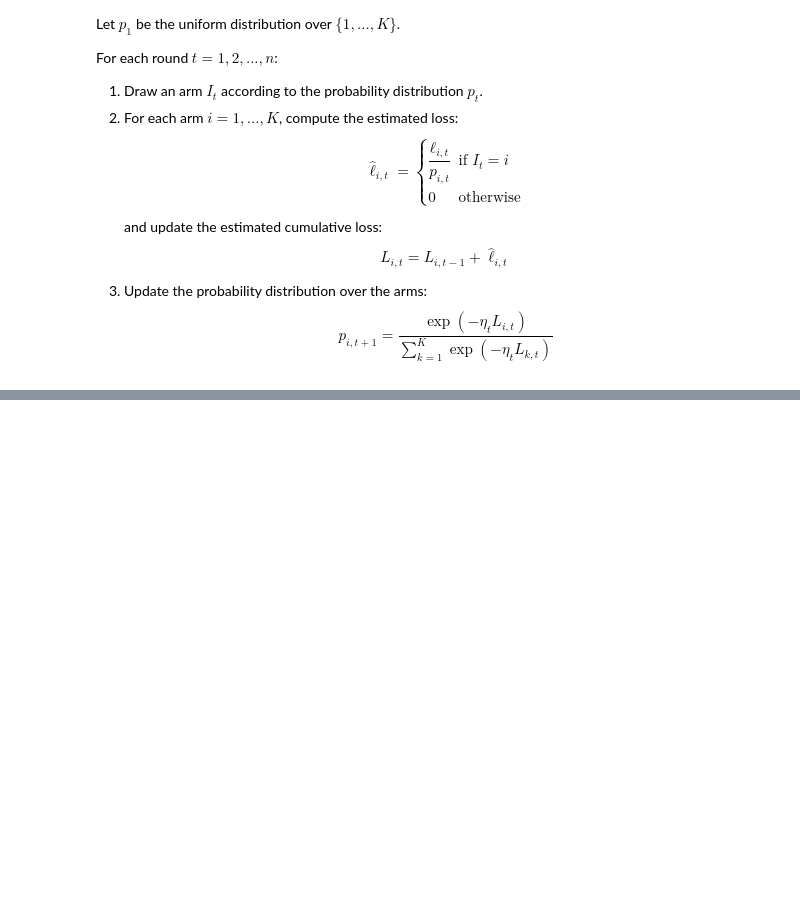
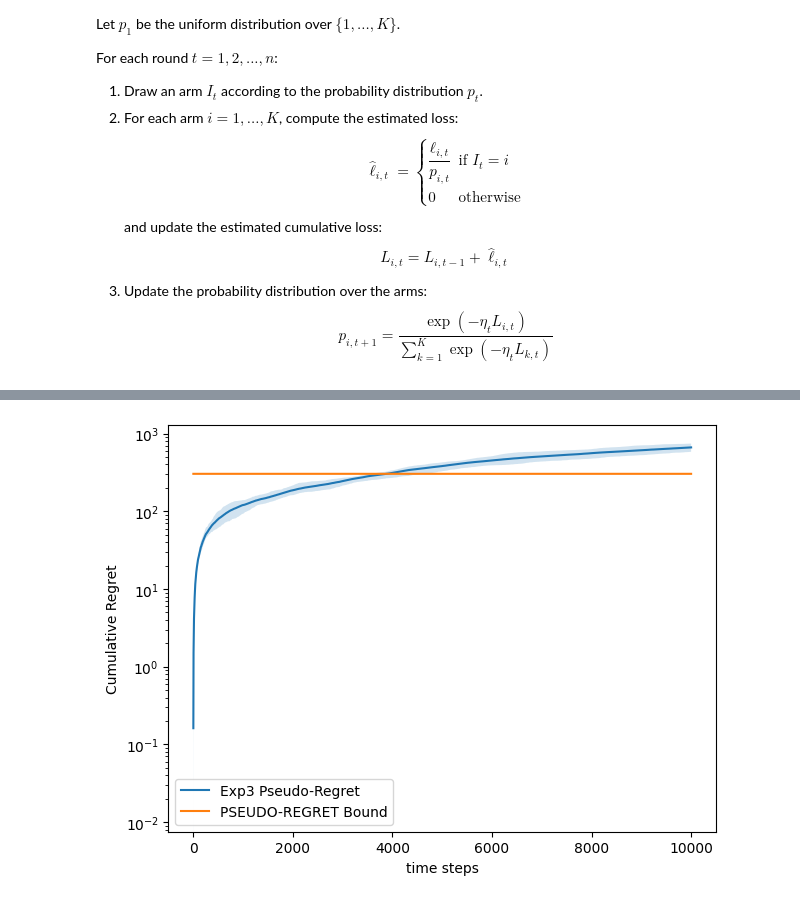
Before and after one commit to AugustinCablant/CRITEO-INTERNSHIP, a Jupyter notebook: exp3_experiment.ipynb, the cells around one changed output, grey strips where cells are left out. Saved outputs shown, nothing was run; the diff lists cells and outputs as text; code cells hidden in the pictures; blank space fills up the shorter version.

```diff
--- a/exp3_experiment.ipynb
+++ b/exp3_experiment.ipynb
@@ -109,0 +195,87 @@ exp3.perform_experiment()
+# %%
+class Exp3:
+    "Designed for Trees"
+    def __init__(self, tree):
+        self.tree = tree
+        self.K = len(self.tree.get_reward_leaves())
+        self.EPS = 1e-8          #DO NOT DIVIDE BY 0
+        self.T = 10_000           #HORIZON
+        self.nb_episodes = 10     #NB_EPISODES
+        self.reset()
+
+    def reset(self):
+        self.tree.step()
+        self.best_arm=None
+        self.total_reward = 0
+        self.p = np.full(self.K, 1.0 / self.K)   #UNIFORM DISTRIUBUTION
+        self.L = np.zeros(self.K)
+        self.environment_observe_losses = np.zeros(self.K)  #TO COMPUTE PSEUDO-REGRET
+        self.incurred_loss = 0
+        self.count_actions = np.zeros(self.K)
+
+    def compute_loss(self, k):
+        """ Simulating the environment """
+        self.count_actions[k] += 1
+        for i in range(self.K):
+            loss_i = self.tree.get_reward_leaves()[i][2]
+            self.environment_observe_losses[i] += loss_i
+            if k==i:
+                loss = loss_i
+                self.incurred_loss += loss_i
+        return loss
+
+    def perform_experiment(self):
+        regrets = np.zeros((self.nb_episodes, self.T))
+        for ep in range(self.nb_episodes):
+            self.reset()
+            for t in range(self.T):
+                eta_t = np.sqrt(2*np.log(self.K)/self.T*self.K)  #DEFINE ETA
+                I_t = np.random.choice(range(self.K), p=self.p)  #DRAW I_t
+                l_t = self.compute_loss(I_t)                     #OBSERVE LOSS l_t
+                l_hat = l_t / (self.p[I_t] + self.EPS)           #COMPUTE THE UNBIASED ESTIMATOR
+                self.L[I_t] += l_hat                             #UPDATE THE LOSS VECTOR
+
+                #UPDATE THE WEIGHTS
+                weights = np.exp(-eta_t * self.L)
+                self.p = weights / np.sum(weights)
+
+                #THEN COMPUTE THE PSEUDO-REGRET
+                best_arm = np.argmin(
+                                self.environment_observe_losses) #ARM WITH LOWEST CUMULATIVE LOSS
+                PSEUDO_REGRET_t = self.incurred_loss - self.environment_observe_losses[best_arm]
+                regrets[ep, t] = PSEUDO_REGRET_t
+                self.best_arm = best_arm
+                self.tree.step()
+
+        #PLOTTING THE CUMULATIVE PSEUDO-REGRET
+        reg_plot = plt.figure()
+        mean_reg = np.mean(regrets, axis=0)
+        q=10
+        q_reg = np.percentile(regrets, q, axis=0)
+        Q_reg = np.percentile(regrets, 100-q, axis=0)
+        plt.plot(np.arange(self.T), mean_reg, label="Exp3 Pseudo-Regret")
+        plt.plot(np.arange(self.T), [2*np.sqrt(self.T*np.log(self.K))]*self.T, label="PSEUDO-REGRET Bound")
+        plt.fill_between(np.arange(self.T), q_reg, Q_reg, alpha=0.2)
+        plt.xlabel('time steps')
+        plt.yscale('log')
+        plt.ylabel('Cumulative Regret')
+        plt.legend()
+        plt.tight_layout()
+        #plt.axis('equal')
+        reg_plot.show()
+
+        #PLOTIING THE COUNT ACTIONS
+        plt.figure(figsize=(8, 5))
+        plt.bar(list(range(self.K)), self.count_actions, color='skyblue')
+        plt.xlabel('Action')
+        plt.ylabel('Number of times taken')
+        plt.title('Histogram of Actions Taken')
+        plt.grid(True, axis='y', linestyle='--', alpha=0.7)
+
+        plt.tight_layout()
+        plt.show()
+
+exp3 = Exp3(tree)
+exp3.perform_experiment()
+# %% [output]
+[figure, added]
```
Also changed, not shown: parts of 8 cells of this notebook, 2 other files.
